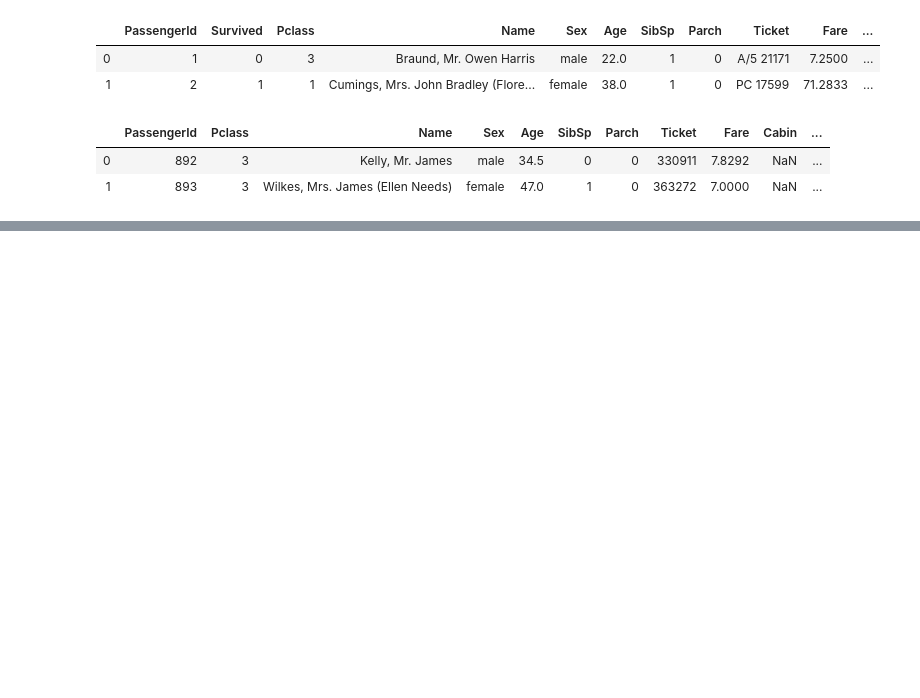
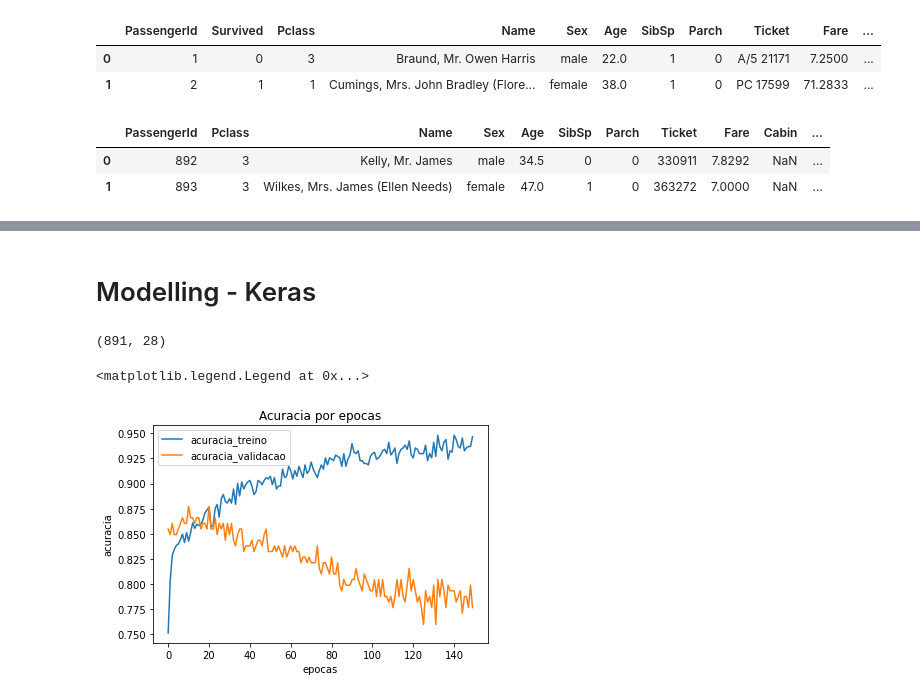
Before and after one commit to kisukegremory/Kaggle-Titanic, a Jupyter notebook: Titanic_actual.ipynb, the cells around one changed output, grey strips where cells are left out. Drawn from its saved outputs; the diff is of its cells as text; code cells hidden in the pictures; blank space fills up the shorter version.

```diff
--- a/Titanic_actual.ipynb
+++ b/Titanic_actual.ipynb
@@ -57,0 +404,7 @@ dtype: int64
+# %%
+df.drop(['name_family'],axis=1,inplace=True)
+# %%
+train_set = df[df['PassengerId'].isin(to_split_later_train)]
+train_set['Survived'] = train_set['Survived'].astype(int)
+train_set = train_set.set_index('PassengerId')
+train_set.tail(2)
@@ -57,0 +431,2 @@ dtype: int64
+# %% [markdown]
+# Modelling - Keras
@@ -57,0 +436,26 @@ dtype: int64
+# %%
+train_set.shape
+# %% [output]
+(891, 28)
+# %%
+modelo = keras.Sequential([
+    keras.layers.Dense(128,activation=tf.nn.relu),
+    keras.layers.Dropout(0.2,seed=1),
+    keras.layers.Dense(64,activation=tf.nn.relu),
+    keras.layers.Dense(4,activation=tf.nn.relu),
+    keras.layers.Dense(1,activation=tf.nn.sigmoid)
+])
+
+modelo.compile(optimizer='adam', loss='binary_crossentropy',metrics=['accuracy'])
+# %%
+historico = modelo.fit(train_set.drop('Survived',axis=1).values,train_set['Survived'].values,epochs=150,validation_split=0.2,verbose=False,shuffle=True)
+# %%
+plt.plot(historico.history['accuracy'])
+plt.plot(historico.history['val_accuracy'])
+plt.title("Acuracia por epocas")
+plt.xlabel('epocas')
+plt.ylabel('acuracia')
+plt.legend(['acuracia_treino','acuracia_validacao'])
+# %% [output]
+<matplotlib.legend.Legend at 0x...>
+[figure, added]
```
Also changed, not shown: parts of 78 cells of this notebook, 11 other files.
